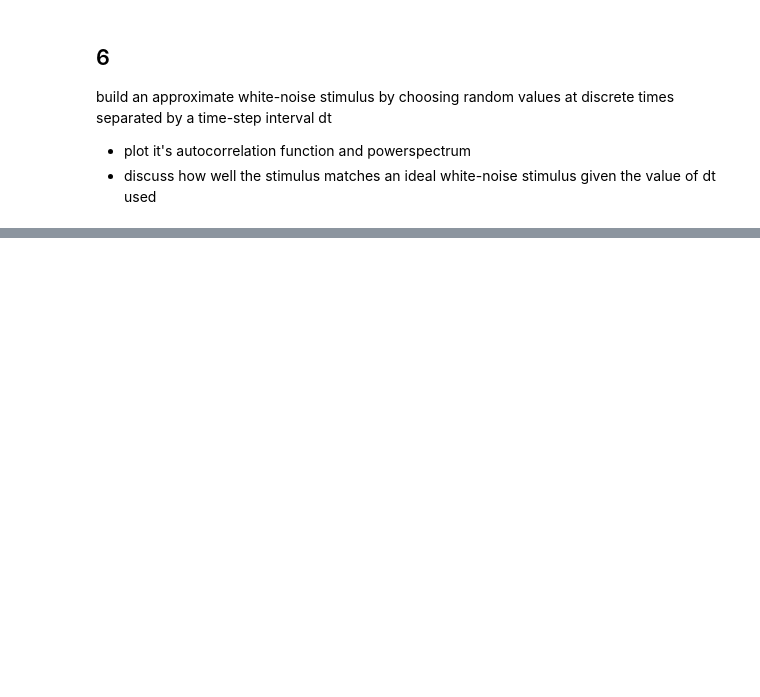
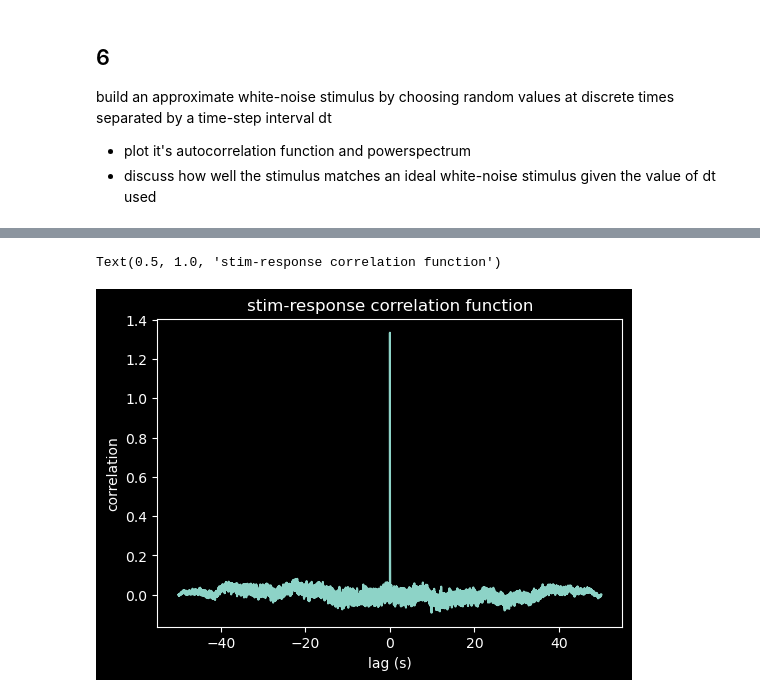
Before and after one commit to polsen99/theoretical_neuroscience, a Jupyter notebook: ch1.ipynb, the cells around one changed output, grey strips where cells are left out. Cells and saved outputs as stored; diff of their text form; code cells hidden in the pictures; blank space fills up the shorter version.

```diff
--- a/ch1.ipynb
+++ b/ch1.ipynb
@@ -515,0 +534,14 @@ plt.plot(r_est)
+# %%
+# get correlation function
+r_est = unrectified
+lags = np.arange(-len(r_est)+1, len(r_est))*dt
+qrs = np.correlate(r_est, noise_amp*s[:len(r_est)], mode='full') / len(r_est)
+# %%
+fig, ax = plt.subplots(figsize=(6, 4))
+ax.plot(lags, qrs)
+ax.set_xlabel('lag (s)')
+ax.set_ylabel('correlation')
+ax.set_title('stim-response correlation function')
+# %% [output]
+Text(0.5, 1.0, 'stim-response correlation function')
+[figure, added]
```
Also changed, not shown: parts of 26 cells of this notebook, 1 other file.
